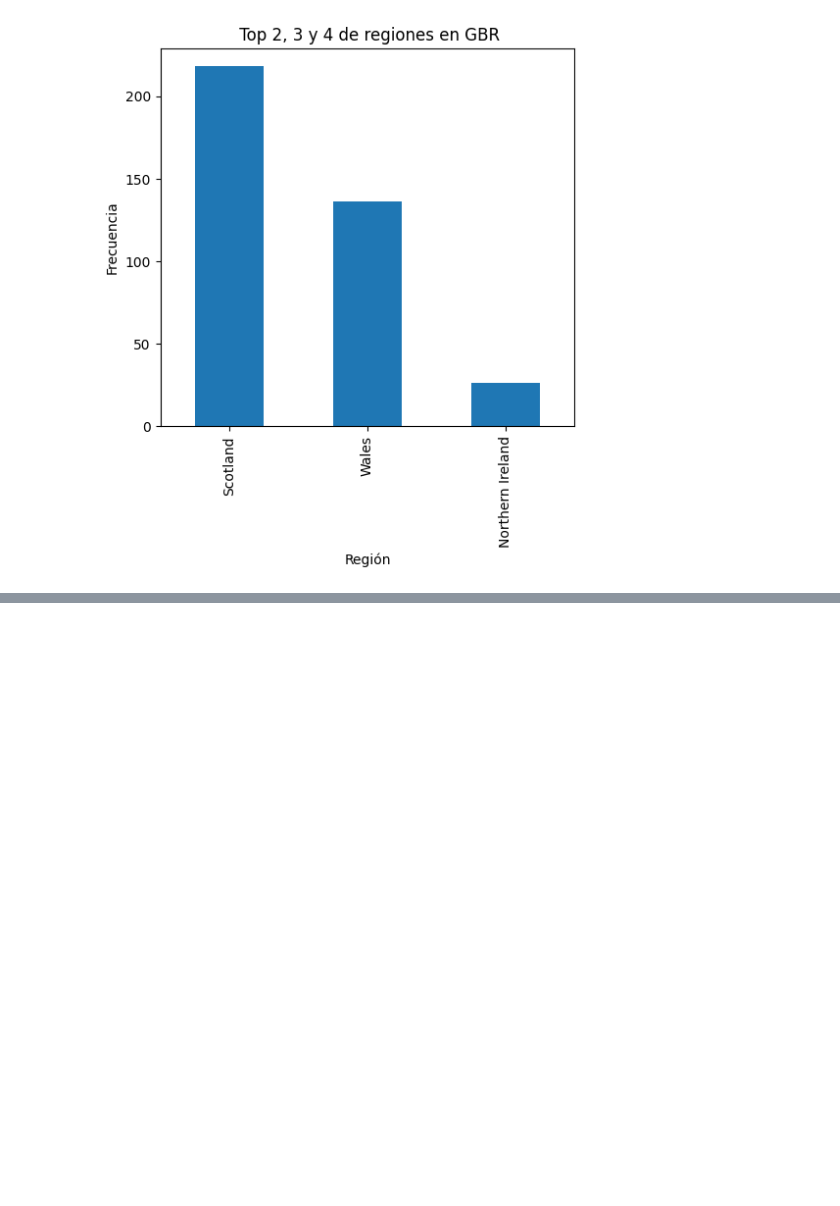
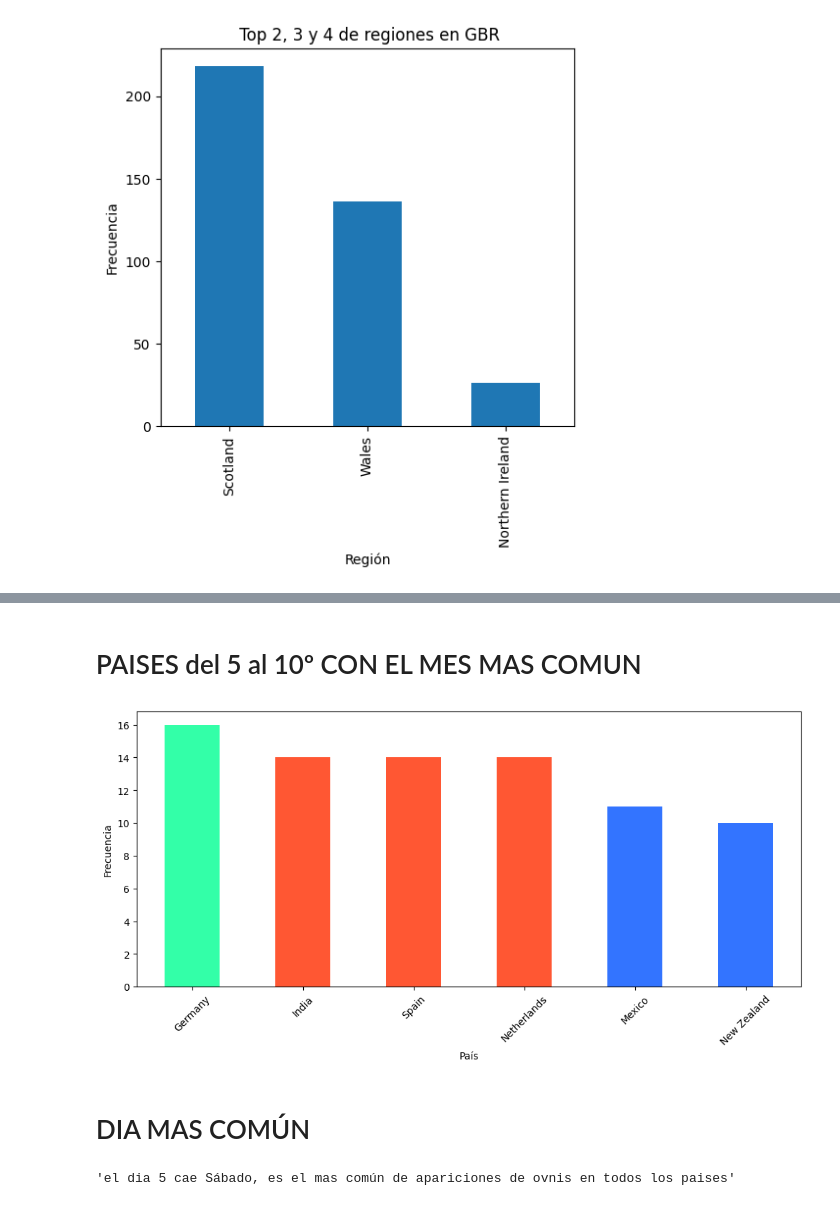
Before and after one commit to awchacon/first_project, a Jupyter notebook: first_project.ipynb, the cells around one changed output, grey strips where cells are left out. Cells and saved outputs as stored; diff of their text form; code cells hidden in the pictures; blank space fills up the shorter version.

```diff
--- a/first_project.ipynb
+++ b/first_project.ipynb
@@ -465,0 +470,39 @@ Text(0.5, 1.0, ' Top 2, 3 y 4 de regiones en GBR')
+# %% [markdown]
+# PAISES del 5 al 10º CON EL MES MAS COMUN
+# %%
+mes_comun =ufo_df_new["Month"].value_counts().idxmax() # Encontrar el mes mas comun
+#mes_comun == 7 mes
+Filtrado_filas = ufo_df_new[ufo_df_new["Month"] == mes_comun]
+
+agrupar_country = Filtrado_filas["Country"].value_counts().head(10)
+solo_4_10 = agrupar_country.iloc[4:10]
+solo_4_10
+
+colores = ['#33FFA8', '#FF5733', '#FF5733', '#FF5733', '#3374FF', '#3374FF']
+
+plt.figure(figsize=(12, 5))
+solo_4_10.plot.bar(color=colores)
+plt.xlabel('País')
+plt.ylabel('Frecuencia')
+plt.xticks(rotation=45)
+plt.show()
+# %% [output]
+[figure, added]
+# %% [markdown]
+# DIA MAS COMÚN
+# %%
+
+ufo_df_new["Date_time"] = pd.to_datetime(ufo_df_new["Date_time"])# Verificar hora si esta en formato correcto
+
+# Extrae el día de la semana de la columna "Date_time" (0 representa el lunes, 6 el domingo)
+ufo_df_new["Day_of_week"] = ufo_df_new["Date_time"].dt.dayofweek #Saca dia de semana
+
+dia_mas_comun = ufo_df_new["Day_of_week"].value_counts().idxmax() #sacar dia de semana mas comun
+
+#número del día de la semana al nombre del día
+nombres_dias = ["Lunes", "Martes", "Miércoles", "Jueves", "Viernes", "Sábado", "Domingo"]
+dia_mas_comun_nombre = nombres_dias[dia_mas_comun]
+
+("el dia {} cae {}, es el mas común de apariciones de ovnis en todos los paises".format(dia_mas_comun,dia_mas_comun_nombre))
+# %% [output]
+'el dia 5 cae Sábado, es el mas común de apariciones de ovnis en todos los paises'
```
Also changed, not shown: parts of 8 cells of this notebook.
